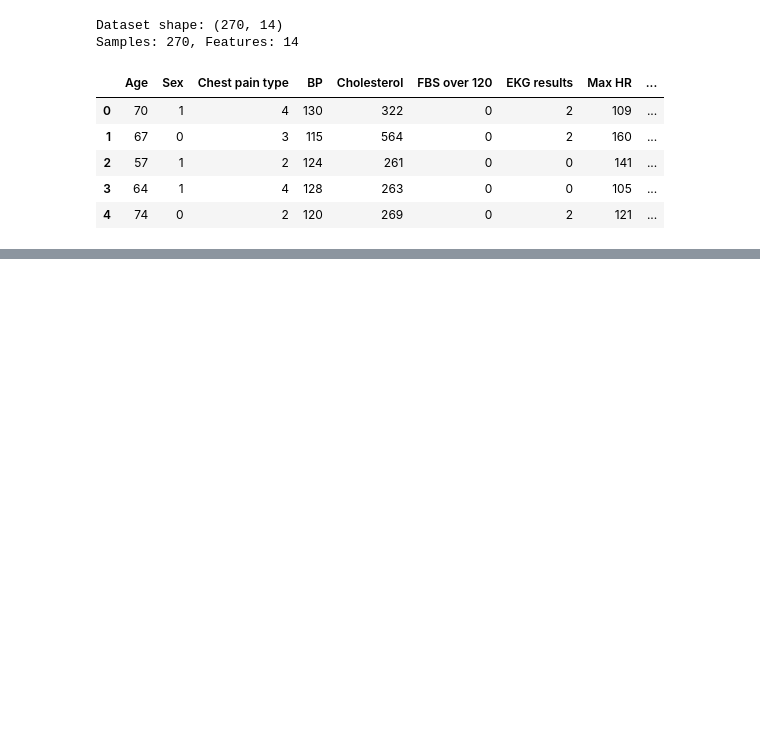
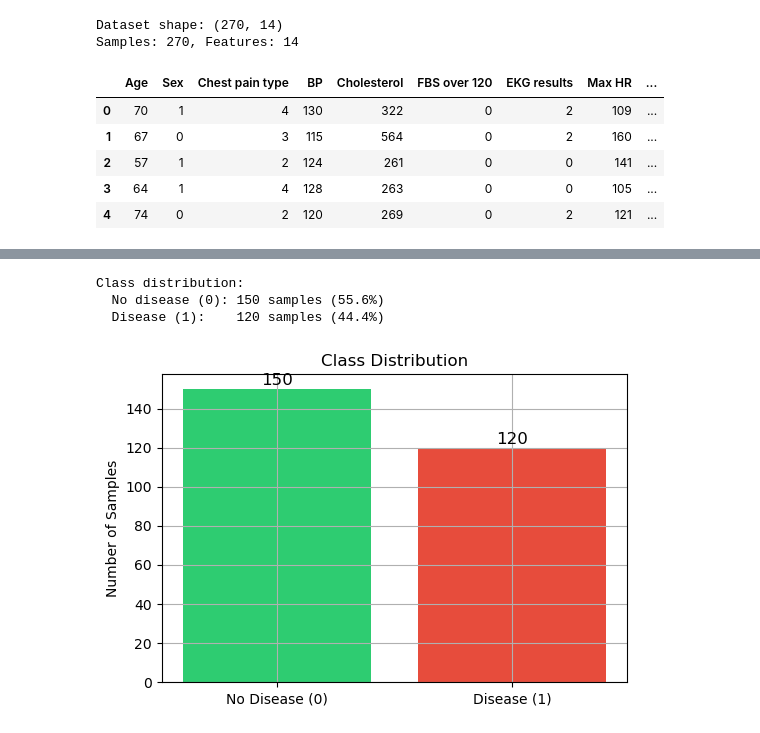
Before and after one commit to cris-eci/logistic-regression, a Jupyter notebook: heart_disease_lr_analysis.ipynb, the cells around one changed output, grey strips where cells are left out. Drawn from its saved outputs; the diff is of its cells as text; code cells hidden in the pictures; blank space fills up the shorter version.

```diff
--- a/heart_disease_lr_analysis.ipynb
+++ b/heart_disease_lr_analysis.ipynb
@@ -51,0 +75,12 @@ for i, col in enumerate(df.columns):
+# %%
+# Check what values exist in the target column
+print("Unique values in 'Heart Disease' column:")
+print(df['Heart Disease'].value_counts())
+
+# Map text to numbers: Presence → 1, Absence → 0
+# .map() applies a dictionary transformation to each value
+df['target'] = df['Heart Disease'].map({'Presence': 1, 'Absence': 0})
+
+# Verify the conversion worked
+print("\nAfter binarization:")
+print(df['target'].value_counts())
@@ -51,0 +155,29 @@ for i, col in enumerate(df.columns):
+# %%
+# Class distribution - is the data balanced?
+# Balanced: roughly 50/50. Imbalanced: one class dominates (e.g., 95/5)
+# Imbalanced data needs special handling (not required here, but good to know)
+
+disease_counts = df['target'].value_counts()
+disease_rate = df['target'].mean() * 100  # % of samples with disease
+
+print(f"Class distribution:")
+print(f"  No disease (0): {disease_counts[0]} samples ({100-disease_rate:.1f}%)")
+print(f"  Disease (1):    {disease_counts[1]} samples ({disease_rate:.1f}%)")
+
+# Visualize
+plt.figure(figsize=(6, 4))
+bars = plt.bar(['No Disease (0)', 'Disease (1)'], disease_counts.values,
+               color=['#2ecc71', '#e74c3c'])
+plt.ylabel('Number of Samples')
+plt.title('Class Distribution')
+
+# Add count labels on bars
+for bar, count in zip(bars, disease_counts.values):
+    plt.text(bar.get_x() + bar.get_width()/2, bar.get_height() + 2,
+             str(count), ha='center', fontsize=12)
+plt.show()
+# %% [output]
+Class distribution:
+  No disease (0): 150 samples (55.6%)
+  Disease (1):    120 samples (44.4%)
+[figure, added]
```
Also changed, not shown: parts of 15 cells of this notebook.
